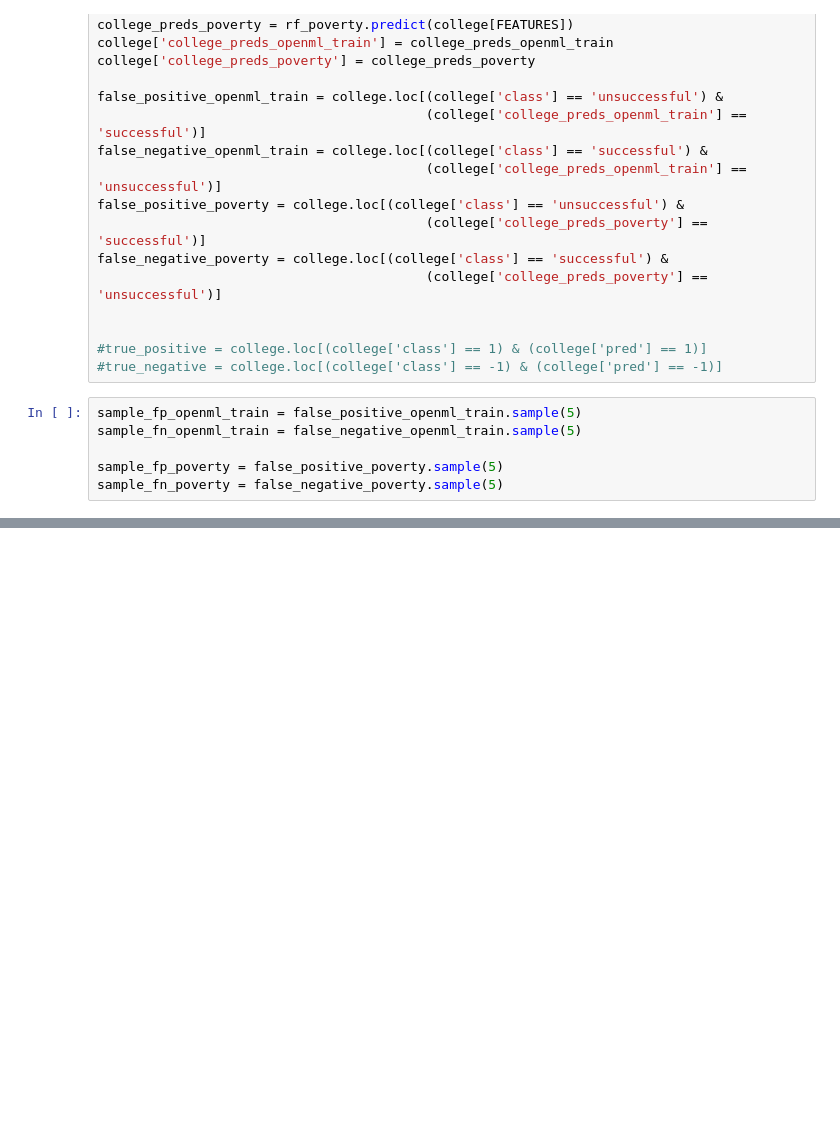
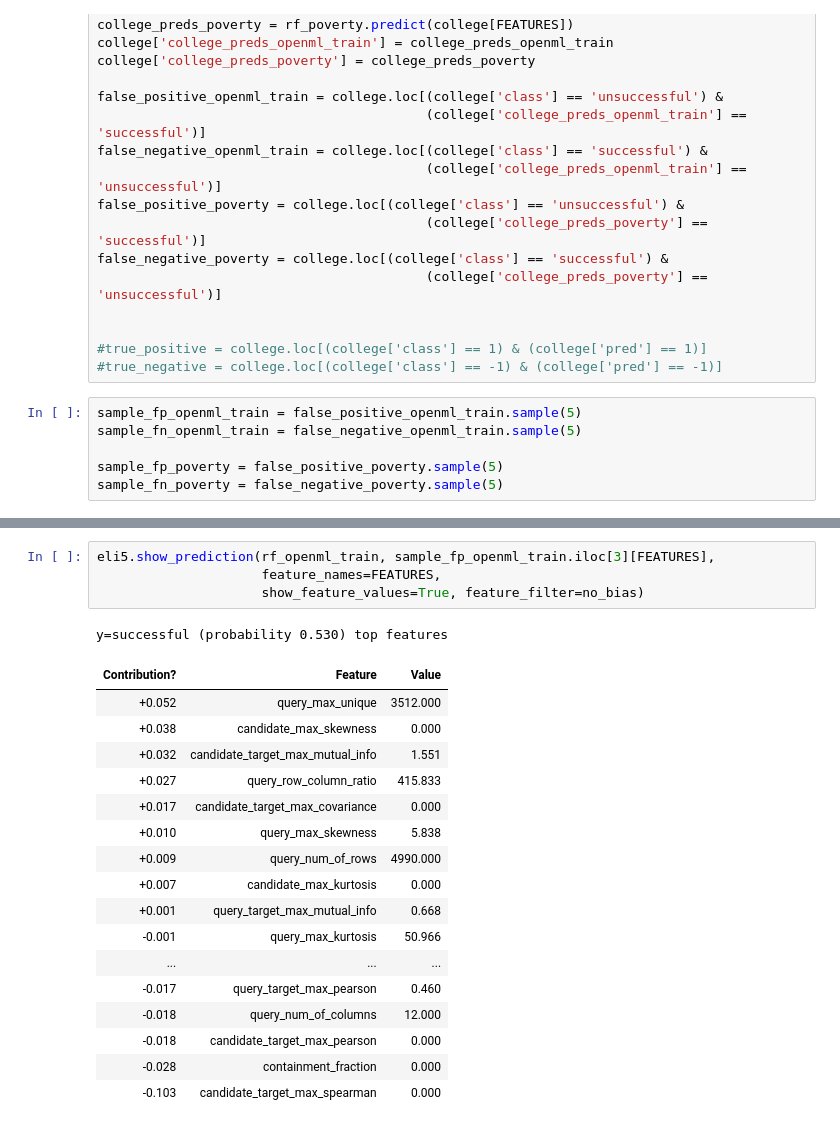
Before and after one commit to VIDA-NYU/prida, a Jupyter notebook: improvement-prediction/classification/Checking differences in training datasets.ipynb, the cells around one changed output, grey strips where cells are left out. Drawn from its saved outputs; the diff is of its cells as text; blank space fills up the shorter version.

```diff
--- a/improvement-prediction/classification/Checking differences in training datasets.ipynb
+++ b/improvement-prediction/classification/Checking differences in training datasets.ipynb
@@ -290,0 +340,23 @@ sample_fn_poverty = false_negative_poverty.sample(5)
+# %%
+eli5.show_prediction(rf_openml_train, sample_fp_openml_train.iloc[3][FEATURES],
+                     feature_names=FEATURES,
+                     show_feature_values=True, feature_filter=no_bias)
+# %% [output]
+y=successful (probability 0.530) top features
+| Contribution? | Feature | Value |
+| +0.052 | query_max_unique | 3512.000 |
+| +0.038 | candidate_max_skewness | 0.000 |
+| +0.032 | candidate_target_max_mutual_info | 1.551 |
+| +0.027 | query_row_column_ratio | 415.833 |
+| +0.017 | candidate_target_max_covariance | 0.000 |
+| +0.010 | query_max_skewness | 5.838 |
+| +0.009 | query_num_of_rows | 4990.000 |
+| +0.007 | candidate_max_kurtosis | 0.000 |
+| +0.001 | query_target_max_mutual_info | 0.668 |
+| -0.001 | query_max_kurtosis | 50.966 |
+| ... | ... | ... |
+| -0.017 | query_target_max_pearson | 0.460 |
+| -0.018 | query_num_of_columns | 12.000 |
+| -0.018 | candidate_target_max_pearson | 0.000 |
+| -0.028 | containment_fraction | 0.000 |
+| -0.103 | candidate_target_max_spearman | 0.000 |
```
Also changed, not shown: parts of 36 cells of this notebook.
